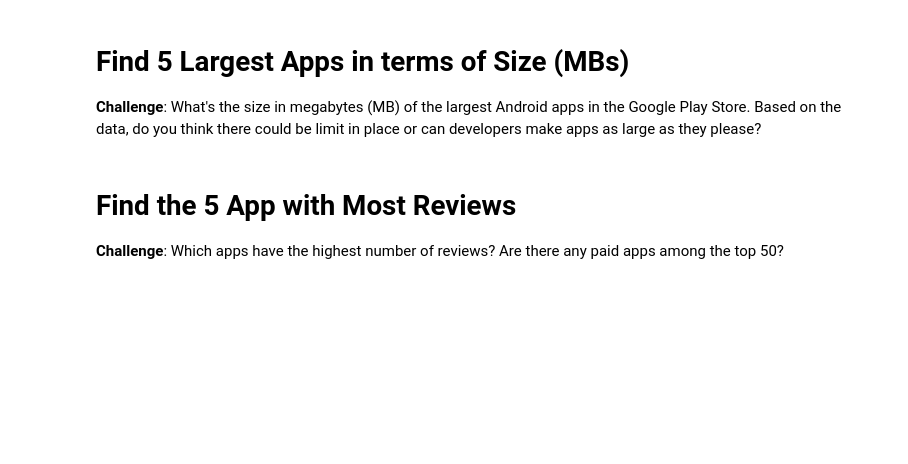
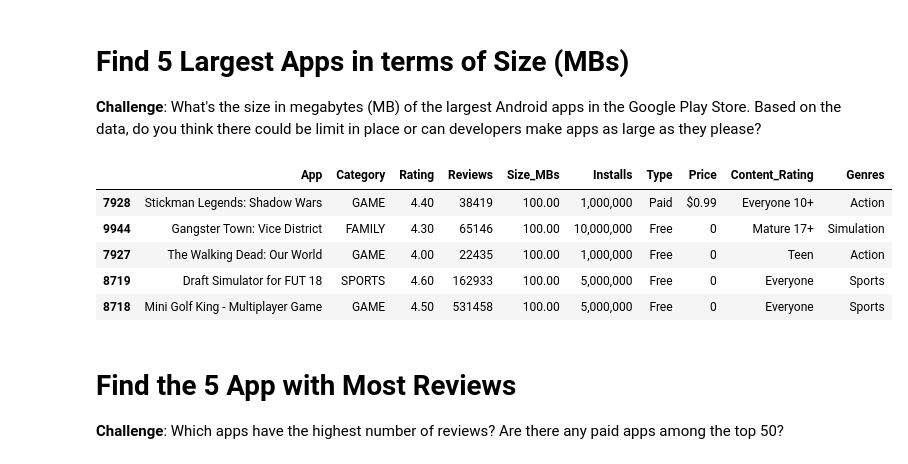
Before and after one commit to Anan014/Python_Pro_Bootcamp, a Jupyter notebook: day76-Beautiful_Plotly_Charts/Google Play Store App Analytics.ipynb, the cells around one changed output. Drawn from its saved outputs; the diff is of its cells as text; code cells hidden in the pictures; blank space fills up the shorter version.

```diff
--- a/day76-Beautiful_Plotly_Charts/Google Play Store App Analytics.ipynb
+++ b/day76-Beautiful_Plotly_Charts/Google Play Store App Analytics.ipynb
@@ -76,6 +85,15 @@ duplicated_rows.head()
 # Find 5 Largest Apps in terms of Size (MBs)
 
 **Challenge**: What's the size in megabytes (MB) of the largest Android apps in the Google Play Store. Based on the data, do you think there could be limit in place or can developers make apps as large as they please?
+# %%
+df_apps_clean.sort_values('Size_MBs', ascending=False).head()
+# %% [output]
+|  | App | Category | Rating | Reviews | Size_MBs | Installs | Type | Price | Content_Rating | Genres |
+| 7928 | Stickman Legends: Shadow Wars | GAME | 4.40 | 38419 | 100.00 | 1,000,000 | Paid | $0.99 | Everyone 10+ | Action |
+| 9944 | Gangster Town: Vice District | FAMILY | 4.30 | 65146 | 100.00 | 10,000,000 | Free | 0 | Mature 17+ | Simulation |
+| 7927 | The Walking Dead: Our World | GAME | 4.00 | 22435 | 100.00 | 1,000,000 | Free | 0 | Teen | Action |
+| 8719 | Draft Simulator for FUT 18 | SPORTS | 4.60 | 162933 | 100.00 | 5,000,000 | Free | 0 | Everyone | Sports |
+| 8718 | Mini Golf King - Multiplayer Game | GAME | 4.50 | 531458 | 100.00 | 5,000,000 | Free | 0 | Everyone | Sports |
 # %% [markdown]
 # Find the 5 App with Most Reviews
 
```
Also changed, not shown: parts of 3 cells of this notebook.
